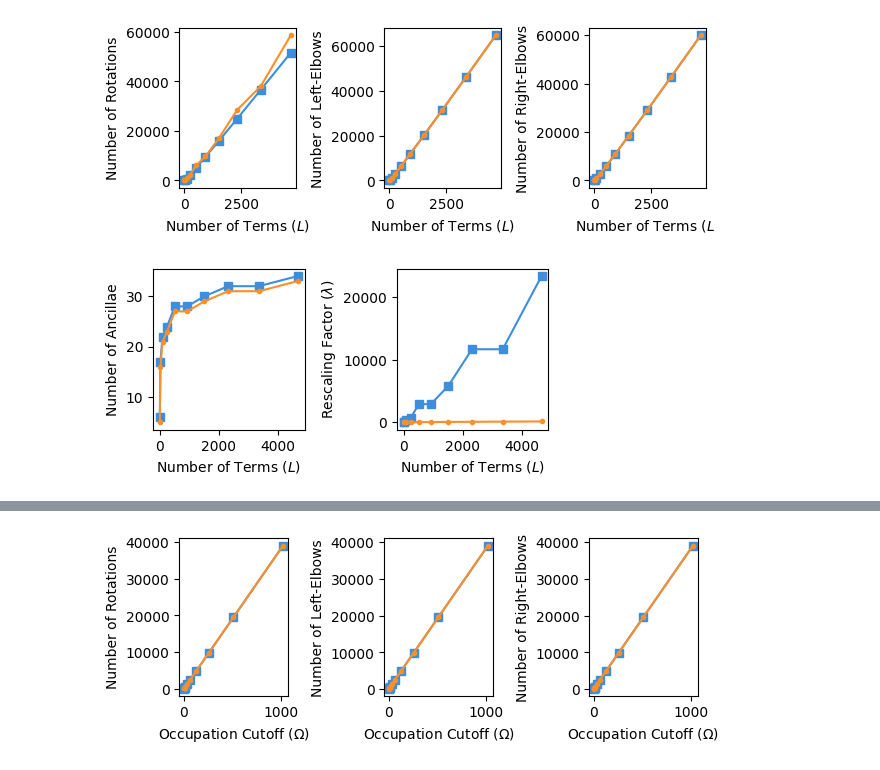
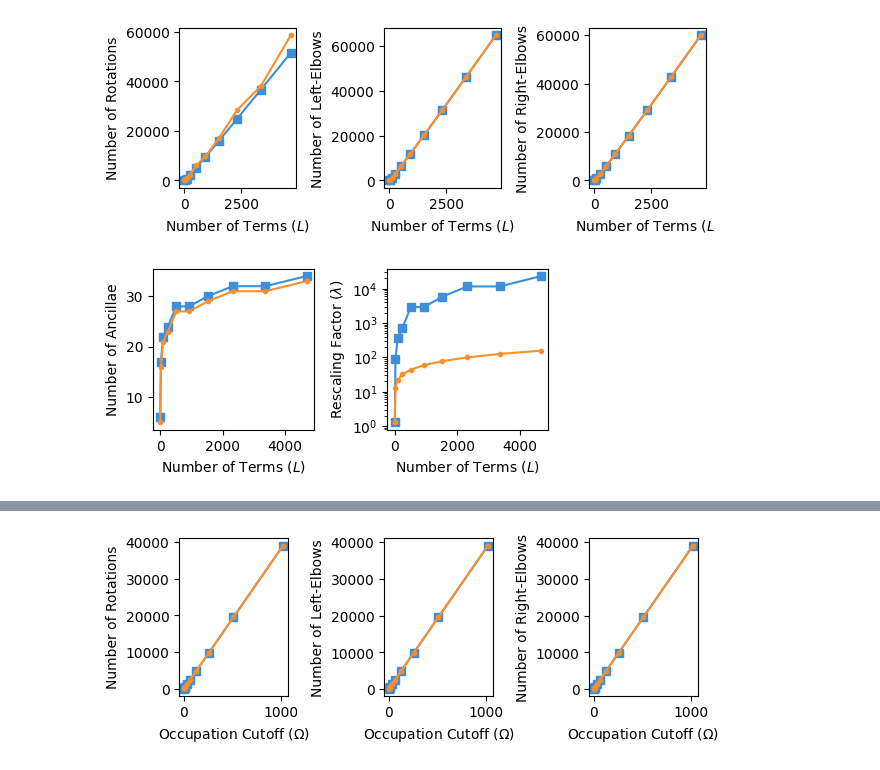
Before and after one commit to Tufts-QIQC/LOBE, a Jupyter notebook: notebooks/better_yukawa.ipynb, the cells around one changed output, grey strips where cells are left out. Drawn from its saved outputs; the diff is of its cells as text; code cells hidden in the pictures.

```diff
--- a/notebooks/better_yukawa.ipynb
+++ b/notebooks/better_yukawa.ipynb
@@ -407,25 +409,27 @@ plt.savefig("../manuscript/figures/yukawa_hamiltonian_gates_vs_terms.pdf", dpi=6
 # %%
 fig, axes = plt.subplots(1, 2, figsize=(12 / 2.54, 6 / 2.54))
 
 # axes[0].plot(numbers_of_terms, numbers_of_qubits_usp, color=BLUE, marker='s', alpha = 1)
 # axes[0].plot(numbers_of_terms, numbers_of_qubits_asp, color=ORANGE, marker='.', alpha = 1)
 # axes[0].set_ylabel("Number of Qubits")
 # axes[0].set_xlabel("Number of Terms ($L$)")
 
 axes[0].plot(numbers_of_terms, numbers_of_ancillae_usp, color=BLUE, marker='s', alpha = 1)
 axes[0].plot(numbers_of_terms, numbers_of_ancillae_asp, color=ORANGE, marker='.', alpha = 1)
 axes[0].set_ylabel("Number of Ancillae")
 axes[0].set_xlabel("Number of Terms ($L$)")
 
 axes[1].plot(numbers_of_terms, rescaling_factors_usp, color=BLUE, marker='s', alpha = 1)
 axes[1].plot(numbers_of_terms, rescaling_factors_asp, color=ORANGE, marker='.', alpha = 1)
 axes[1].set_ylabel("Rescaling Factor ($\\lambda$)")
 axes[1].set_xlabel("Number of Terms ($L$)")
+axes[1].set_yscale("log")
+# axes[1].set_xscale("log")
 
 plt.tight_layout()
 plt.savefig("../manuscript/figures/yukawa_hamiltonian_qubits_and_rescaling_vs_terms.pdf", dpi=600)
 # %% [output]
-[figure, old version]
+[figure, new version]
 # %%
 fixed_I = 2
 occupation_cutoff_range = [1 << (i) for i in range(1, 11)]
```
Also changed, not shown: parts of 4 cells of this notebook, 18 other files.
